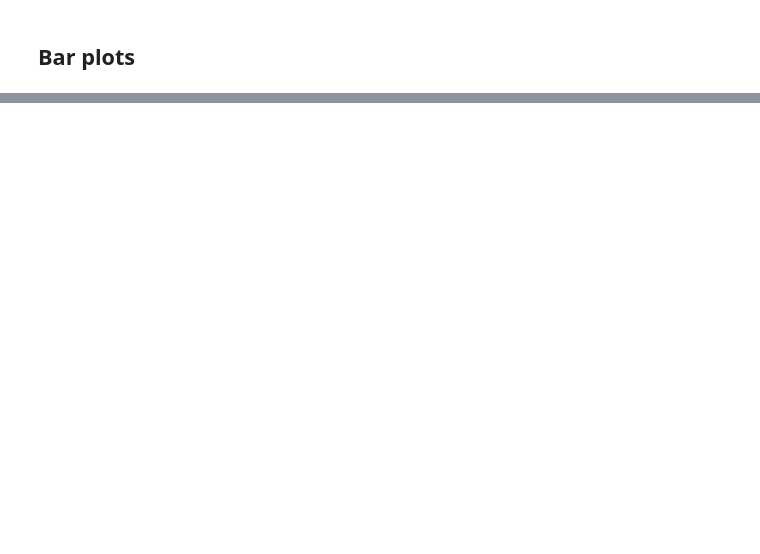
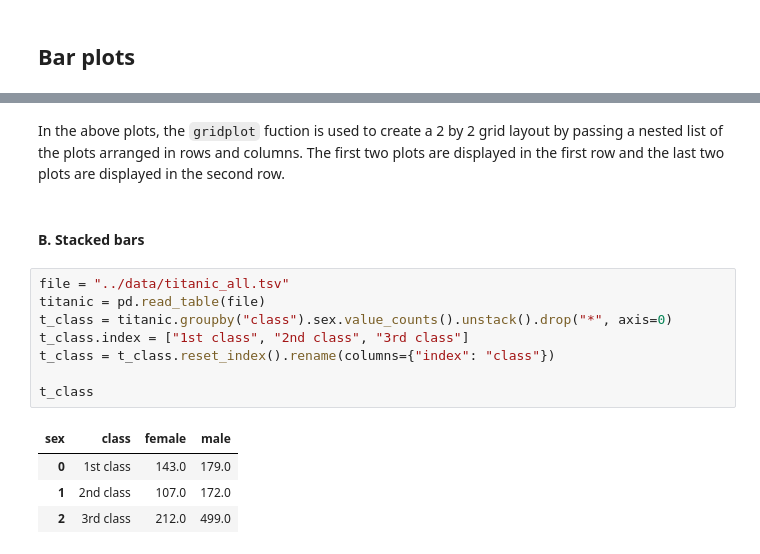
Before and after one commit to bokeh/dataviz-fundamentals, a Jupyter notebook: notebooks/bar_plots.ipynb, the cells around one changed output, grey strips where cells are left out. Drawn from its saved outputs; the diff is of its cells as text; blank space fills up the shorter version.

```diff
--- a/notebooks/bar_plots.ipynb
+++ b/notebooks/bar_plots.ipynb
@@ -81,0 +299,17 @@ The `hbar()` method takes the following parameters:
+# %% [markdown]
+In the above plots, the `gridplot` fuction is used to create a 2 by 2 grid layout by passing a nested list of the plots arranged in rows and columns. The first two plots are displayed in the first row and the last two plots are displayed in the second row.
+# %% [markdown]
+#### B. Stacked bars
+# %%
+file = "../data/titanic_all.tsv"
+titanic = pd.read_table(file)
+t_class = titanic.groupby("class").sex.value_counts().unstack().drop("*", axis=0)
+t_class.index = ["1st class", "2nd class", "3rd class"]
+t_class = t_class.reset_index().rename(columns={"index": "class"})
+
+t_class
+# %% [output]
+| sex | class | female | male |
+| 0 | 1st class | 143.0 | 179.0 |
+| 1 | 2nd class | 107.0 | 172.0 |
+| 2 | 3rd class | 212.0 | 499.0 |
```
Also changed, not shown: parts of 17 cells of this notebook, 1 other file.
